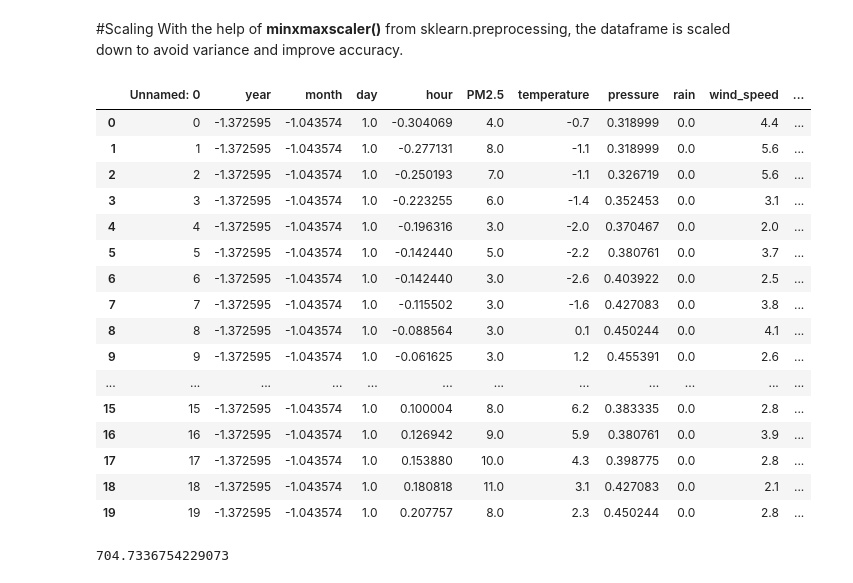
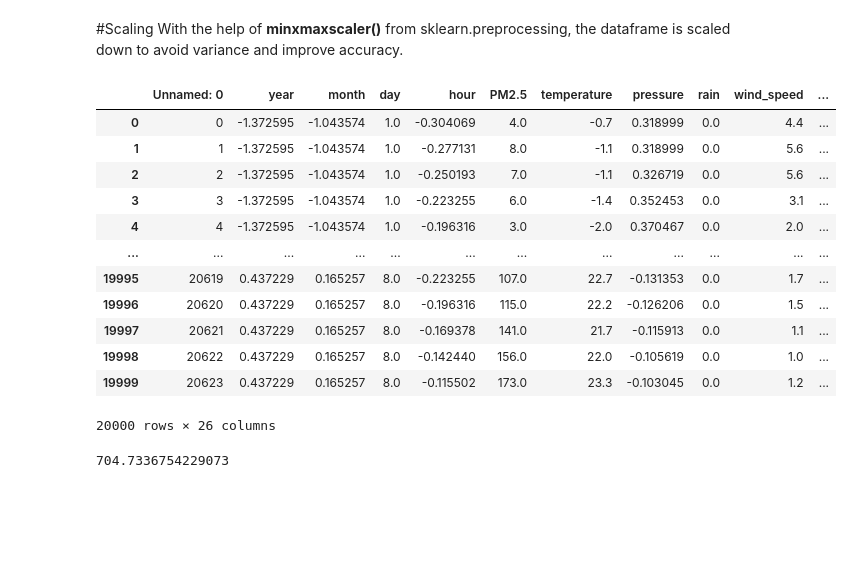
Before and after one commit to Priyanka-Rai18/GeeksFiesta_AI-ML_geeky_, a Jupyter notebook: datapreprocess.ipynb, the cells around one changed output. Saved outputs shown, nothing was run; the diff lists cells and outputs as text; code cells hidden in the pictures; blank space fills up the shorter version.

```diff
--- a/datapreprocess.ipynb
+++ b/datapreprocess.ipynb
@@ -139,27 +143,24 @@ With the help of **minxmaxscaler()** from sklearn.preprocessing, the dataframe i
 from sklearn.preprocessing import MinMaxScaler
 from sklearn.preprocessing import StandardScaler
 scaling = StandardScaler()#MinMaxScaler()
+scaling.fit(df[['year','month','hour','pressure']])
 df[['year','month','hour','pressure']]=scaling.fit_transform(df[['year','month','hour','pressure']])
 # %%
-df.head(20)
+df.head(20000)
 # %% [output]
 |  | Unnamed: 0 | year | month | day | hour | PM2.5 | temperature | pressure | rain | wind_speed | ... |
 | 0 | 0 | -1.372595 | -1.043574 | 1.0 | -0.304069 | 4.0 | -0.7 | 0.318999 | 0.0 | 4.4 | ... |
 | 1 | 1 | -1.372595 | -1.043574 | 1.0 | -0.277131 | 8.0 | -1.1 | 0.318999 | 0.0 | 5.6 | ... |
 | 2 | 2 | -1.372595 | -1.043574 | 1.0 | -0.250193 | 7.0 | -1.1 | 0.326719 | 0.0 | 5.6 | ... |
 | 3 | 3 | -1.372595 | -1.043574 | 1.0 | -0.223255 | 6.0 | -1.4 | 0.352453 | 0.0 | 3.1 | ... |
 | 4 | 4 | -1.372595 | -1.043574 | 1.0 | -0.196316 | 3.0 | -2.0 | 0.370467 | 0.0 | 2.0 | ... |
-| 5 | 5 | -1.372595 | -1.043574 | 1.0 | -0.142440 | 5.0 | -2.2 | 0.380761 | 0.0 | 3.7 | ... |
-| 6 | 6 | -1.372595 | -1.043574 | 1.0 | -0.142440 | 3.0 | -2.6 | 0.403922 | 0.0 | 2.5 | ... |
-| 7 | 7 | -1.372595 | -1.043574 | 1.0 | -0.115502 | 3.0 | -1.6 | 0.427083 | 0.0 | 3.8 | ... |
-| 8 | 8 | -1.372595 | -1.043574 | 1.0 | -0.088564 | 3.0 | 0.1 | 0.450244 | 0.0 | 4.1 | ... |
-| 9 | 9 | -1.372595 | -1.043574 | 1.0 | -0.061625 | 3.0 | 1.2 | 0.455391 | 0.0 | 2.6 | ... |
 | ... | ... | ... | ... | ... | ... | ... | ... | ... | ... | ... | ... |
-| 15 | 15 | -1.372595 | -1.043574 | 1.0 | 0.100004 | 8.0 | 6.2 | 0.383335 | 0.0 | 2.8 | ... |
-| 16 | 16 | -1.372595 | -1.043574 | 1.0 | 0.126942 | 9.0 | 5.9 | 0.380761 | 0.0 | 3.9 | ... |
-| 17 | 17 | -1.372595 | -1.043574 | 1.0 | 0.153880 | 10.0 | 4.3 | 0.398775 | 0.0 | 2.8 | ... |
-| 18 | 18 | -1.372595 | -1.043574 | 1.0 | 0.180818 | 11.0 | 3.1 | 0.427083 | 0.0 | 2.1 | ... |
-| 19 | 19 | -1.372595 | -1.043574 | 1.0 | 0.207757 | 8.0 | 2.3 | 0.450244 | 0.0 | 2.8 | ... |
+| 19995 | 20619 | 0.437229 | 0.165257 | 8.0 | -0.223255 | 107.0 | 22.7 | -0.131353 | 0.0 | 1.7 | ... |
+| 19996 | 20620 | 0.437229 | 0.165257 | 8.0 | -0.196316 | 115.0 | 22.2 | -0.126206 | 0.0 | 1.5 | ... |
+| 19997 | 20621 | 0.437229 | 0.165257 | 8.0 | -0.169378 | 141.0 | 21.7 | -0.115913 | 0.0 | 1.1 | ... |
+| 19998 | 20622 | 0.437229 | 0.165257 | 8.0 | -0.142440 | 156.0 | 22.0 | -0.105619 | 0.0 | 1.0 | ... |
+| 19999 | 20623 | 0.437229 | 0.165257 | 8.0 | -0.115502 | 173.0 | 23.3 | -0.103045 | 0.0 | 1.2 | ... |
+20000 rows × 26 columns
 # %%
 #mean
 df.mean().mean()
```
Also changed, not shown: parts of 19 cells of this notebook.
